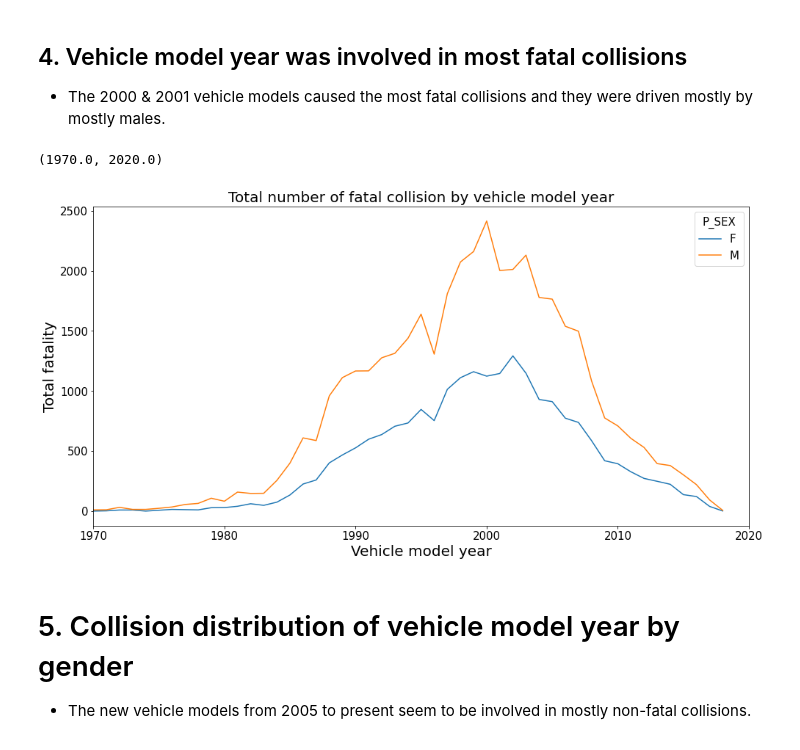
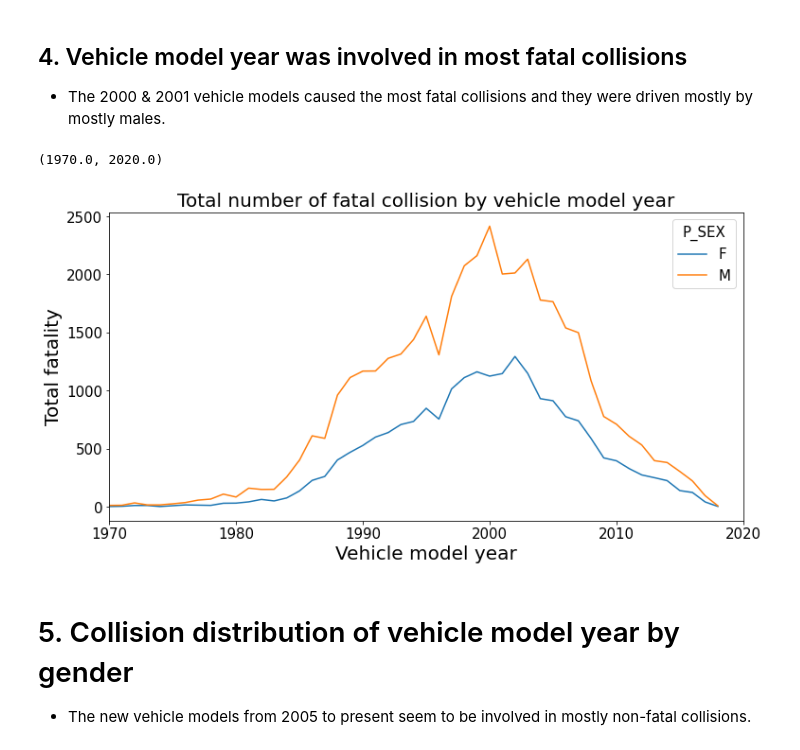
Before and after one commit to Owerre/imbalanced-learning, a Jupyter notebook: canada-collision/notebooks/02-eda.ipynb, the cells around one changed output. Saved outputs shown, nothing was run; the diff lists cells and outputs as text; code cells hidden in the pictures.

```diff
--- a/canada-collision/notebooks/02-eda.ipynb
+++ b/canada-collision/notebooks/02-eda.ipynb
@@ -124,17 +124,17 @@ plt.savefig('../image/fig4.pdf')
 # %%
 # Plot figure
 pivot_tab_v_year =df.pivot_table('FATAL', index = 'V_YEAR', columns = 'P_SEX', aggfunc = 'sum')
-pivot_tab_v_year.plot(figsize = (16,8))
+pivot_tab_v_year.plot(figsize = (12,6))
 
 plt.xlabel('Vehicle model year', fontsize = 20)
 plt.ylabel('Total fatality', fontsize = 20)
 plt.legend(title = 'P_SEX')
 plt.title('Total number of fatal collision by vehicle model year', fontsize = 20)
 plt.savefig('../image/fig5.png')
 plt.xlim([1970,2020])
 # %% [output]
 (1970.0, 2020.0)
-[figure, old version]
+[figure, new version]
 # %% [markdown]
 # 5. Collision distribution of vehicle model year by gender
 - The new vehicle models from 2005 to present seem to be involved in mostly non-fatal collisions.
```
Also changed, not shown: 1 other file.
